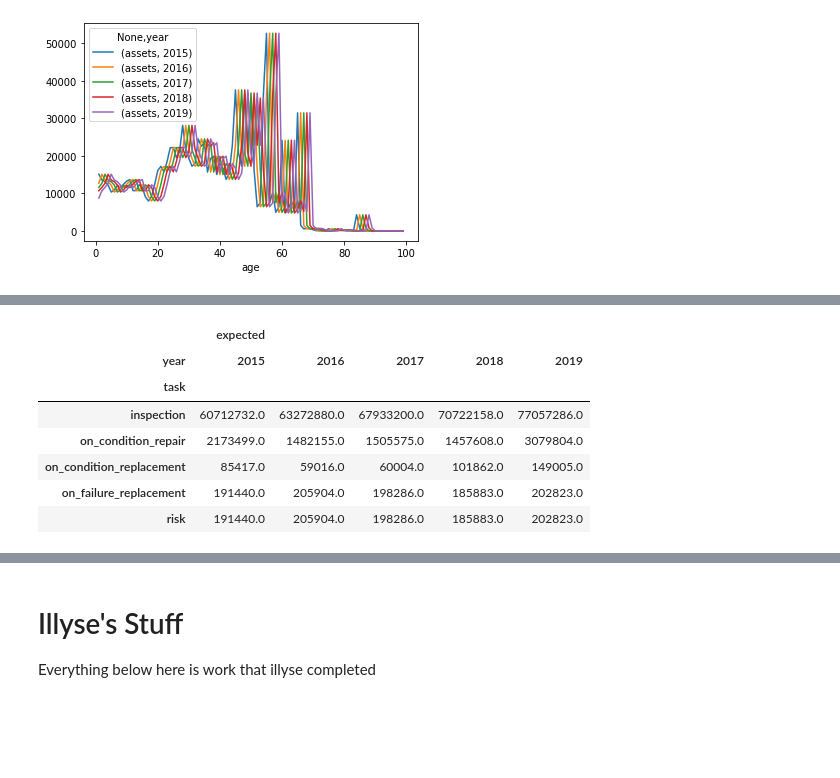
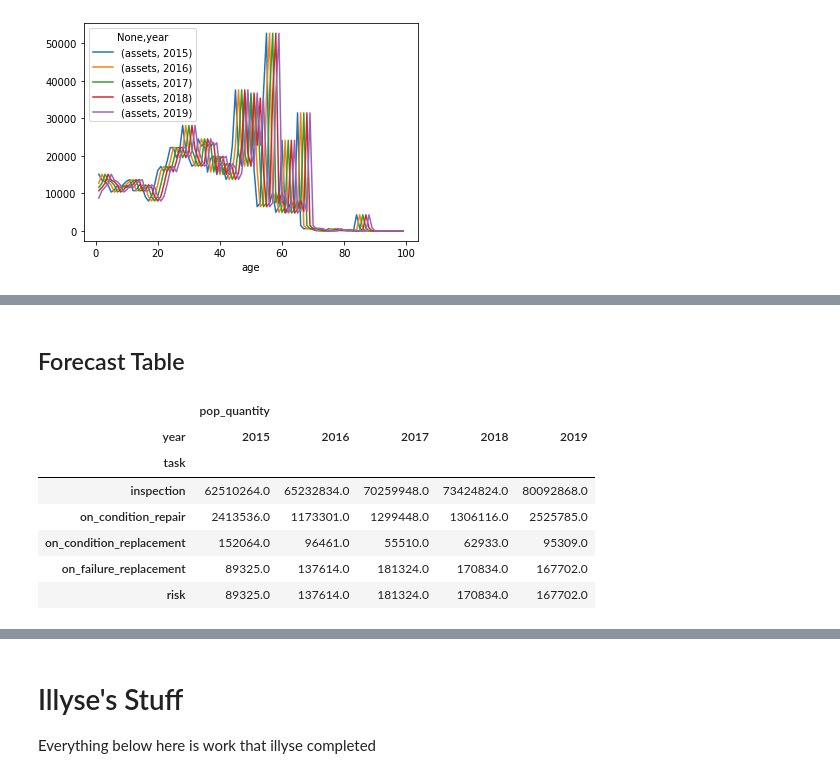
Before and after one commit to gavintreseder/pof, a Jupyter notebook: notebooks/component.ipynb, the cells around one changed output, grey strips where cells are left out. Cells and saved outputs as stored; diff of their text form; code cells hidden in the pictures; blank space fills up the shorter version.

```diff
--- a/notebooks/component.ipynb
+++ b/notebooks/component.ipynb
@@ -92,4 +49,4 @@ KeyError: "None of ['fail'] are in the columns"
 # %%
-df = comp.expected_sensitivity(var_name = 'comp-fm-random-dists-untreated-beta', lower=1, upper=10)
+df = comp.expected_sensitivity(var_id = 'comp-fm-random-dists-untreated-beta', lower=1, upper=10)
 df.head()
 # %% [output]
@@ -138,6 +108,13 @@ df_age.plot();
 [figure]
 # %%
 def get_forecast_age(df, start_year, end_year, current_year=None):
+
+    ## Quicker option
+
+    # year_range = np.linspace(2015, 2019, 5, dtype=int)
+
+    # df_forecast = pd.concat({year:df_age for year in year_range}, names=['year']).reset_index()
+    # df_forecast['age']
 
     if current_year is None:
         current_year = start_year
@@ -149,7 +126,7 @@ def get_forecast_age(df, start_year, end_year, current_year=None):
     for year in range(start_year, end_year + 1):
 
         # Copy the df
-        df_year = df.copy().rename(columns={'assets':year})
+        df_year = df.copy()
 
         # Adjust the age
         age_shift = year - current_year
@@ -259,14 +151,26 @@ df_test.merge(df_erc, left_on='age', right_on='time')
+# %% [markdown]
+## Forecast Table
 # %%
-df = df_test.merge(df_erc, left_on='age', right_on='time')
-df['expected'] = df['assets'] * df['quantity']
-df = df.groupby(by=['year', 'task'])[['expected']].sum().reset_index()
-df.pivot(index='task', columns='year')
+# Get the age forecast
+df_forecast_age = get_forecast_age(df=df_age, start_year = 2015, end_year = 2019, current_year = 2020)
+df_forecast = df_forecast_age.reset_index().melt(id_vars='age', value_name='assets')[['age', 'year', 'assets']]
+
+# Merge with the estimated risk cost
+df = df_forecast.merge(df_erc, left_on='age', right_on='time')
+
+# Calculated population outcomes
+df['pop_quantity'] = df['assets'] * df['quantity']
+df['pop_cost'] = df['pop_quantity'] * df['cost']
+
+# Get Task forecast
+df_forecast_task = df.groupby(by=['year', 'task'])[['pop_quantity']].sum().reset_index()
+df_forecast_task.pivot(index='task', columns='year')
 # %% [output]
-|  | expected |  |  |  |  |
+|  | pop_quantity |  |  |  |  |
 | year | 2015 | 2016 | 2017 | 2018 | 2019 |
 | task |  |  |  |  |  |
-| inspection | 60712732.0 | 63272880.0 | 67933200.0 | 70722158.0 | 77057286.0 |
-| on_condition_repair | 2173499.0 | 1482155.0 | 1505575.0 | 1457608.0 | 3079804.0 |
-| on_condition_replacement | 85417.0 | 59016.0 | 60004.0 | 101862.0 | 149005.0 |
-| on_failure_replacement | 191440.0 | 205904.0 | 198286.0 | 185883.0 | 202823.0 |
-| risk | 191440.0 | 205904.0 | 198286.0 | 185883.0 | 202823.0 |
+| inspection | 62510264.0 | 65232834.0 | 70259948.0 | 73424824.0 | 80092868.0 |
+| on_condition_repair | 2413536.0 | 1173301.0 | 1299448.0 | 1306116.0 | 2525785.0 |
+| on_condition_replacement | 152064.0 | 96461.0 | 55510.0 | 62933.0 | 95309.0 |
+| on_failure_replacement | 89325.0 | 137614.0 | 181324.0 | 170834.0 | 167702.0 |
+| risk | 89325.0 | 137614.0 | 181324.0 | 170834.0 | 167702.0 |
```
Also changed, not shown: parts of 23 cells of this notebook, 3 other files.
